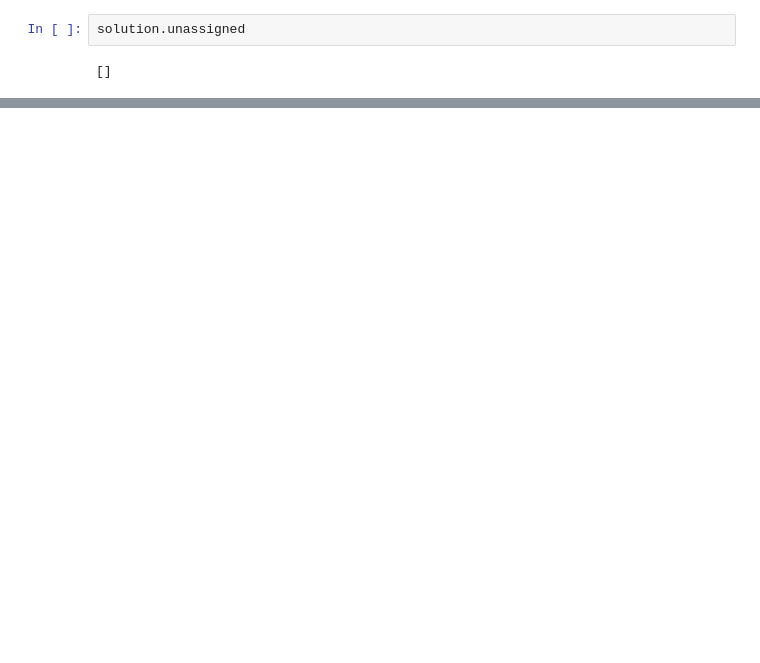
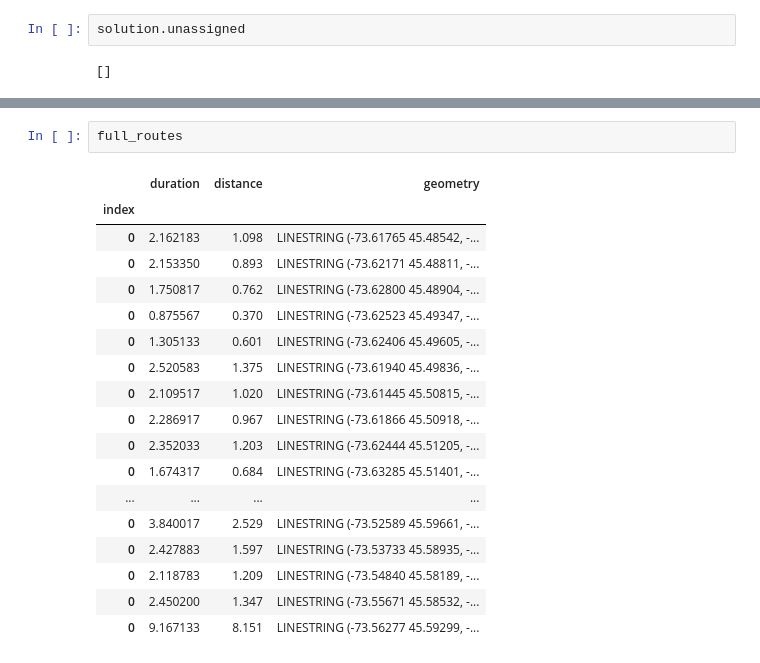
Before and after one commit to WasteLabs/streamlit_example_routing_app, a Jupyter notebook: notebooks/02_ejwillemse_20230108_routing_stack_test_local_valhala.ipynb, the cells around one changed output, grey strips where cells are left out. Saved outputs shown, nothing was run; the diff lists cells and outputs as text; blank space fills up the shorter version.

```diff
--- a/notebooks/02_ejwillemse_20230108_routing_stack_test_local_valhala.ipynb
+++ b/notebooks/02_ejwillemse_20230108_routing_stack_test_local_valhala.ipynb
@@ -382,0 +428,21 @@ solution.routes
+# %%
+full_routes
+# %% [output]
+|  | duration | distance | geometry |
+| index |  |  |  |
+| 0 | 2.162183 | 1.098 | LINESTRING (-73.61765 45.48542, -... |
+| 0 | 2.153350 | 0.893 | LINESTRING (-73.62171 45.48811, -... |
+| 0 | 1.750817 | 0.762 | LINESTRING (-73.62800 45.48904, -... |
+| 0 | 0.875567 | 0.370 | LINESTRING (-73.62523 45.49347, -... |
+| 0 | 1.305133 | 0.601 | LINESTRING (-73.62406 45.49605, -... |
+| 0 | 2.520583 | 1.375 | LINESTRING (-73.61940 45.49836, -... |
+| 0 | 2.109517 | 1.020 | LINESTRING (-73.61445 45.50815, -... |
+| 0 | 2.286917 | 0.967 | LINESTRING (-73.61866 45.50918, -... |
+| 0 | 2.352033 | 1.203 | LINESTRING (-73.62444 45.51205, -... |
+| 0 | 1.674317 | 0.684 | LINESTRING (-73.63285 45.51401, -... |
+| ... | ... | ... | ... |
+| 0 | 3.840017 | 2.529 | LINESTRING (-73.52589 45.59661, -... |
+| 0 | 2.427883 | 1.597 | LINESTRING (-73.53733 45.58935, -... |
+| 0 | 2.118783 | 1.209 | LINESTRING (-73.54840 45.58189, -... |
+| 0 | 2.450200 | 1.347 | LINESTRING (-73.55671 45.58532, -... |
+| 0 | 9.167133 | 8.151 | LINESTRING (-73.56277 45.59299, -... |
```
Also changed, not shown: parts of 20 cells of this notebook.
